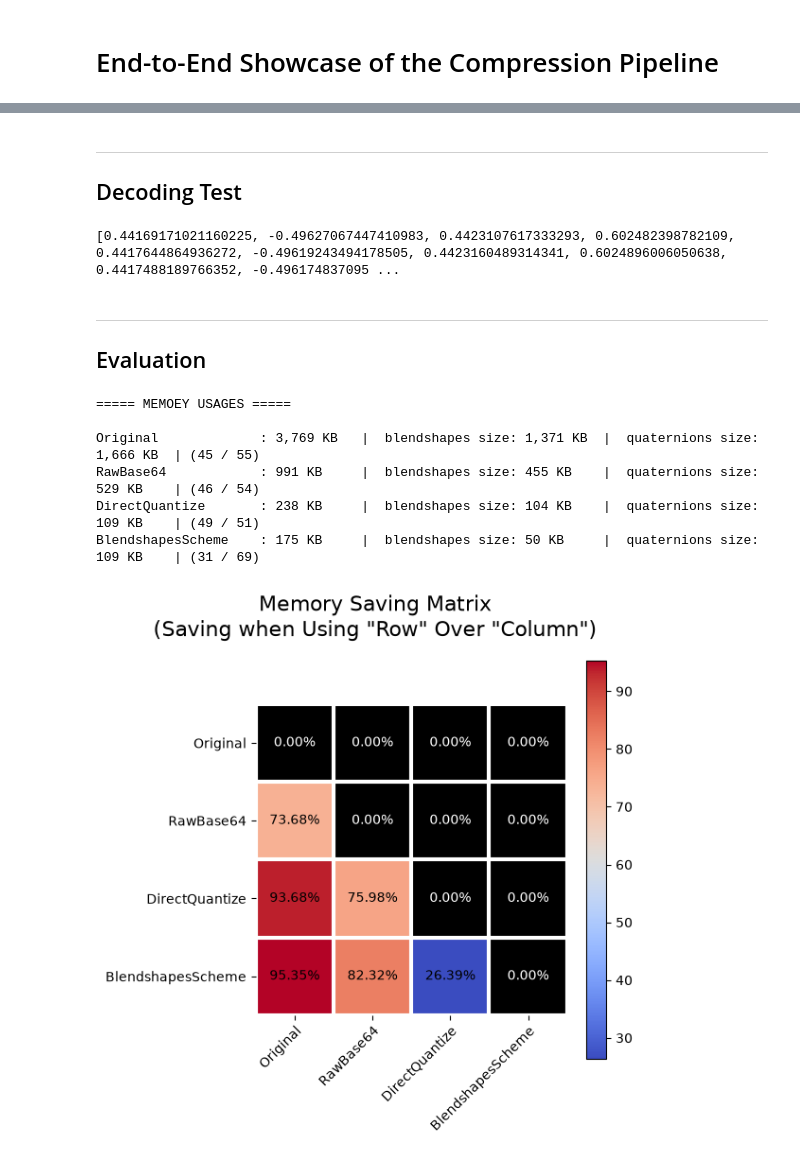
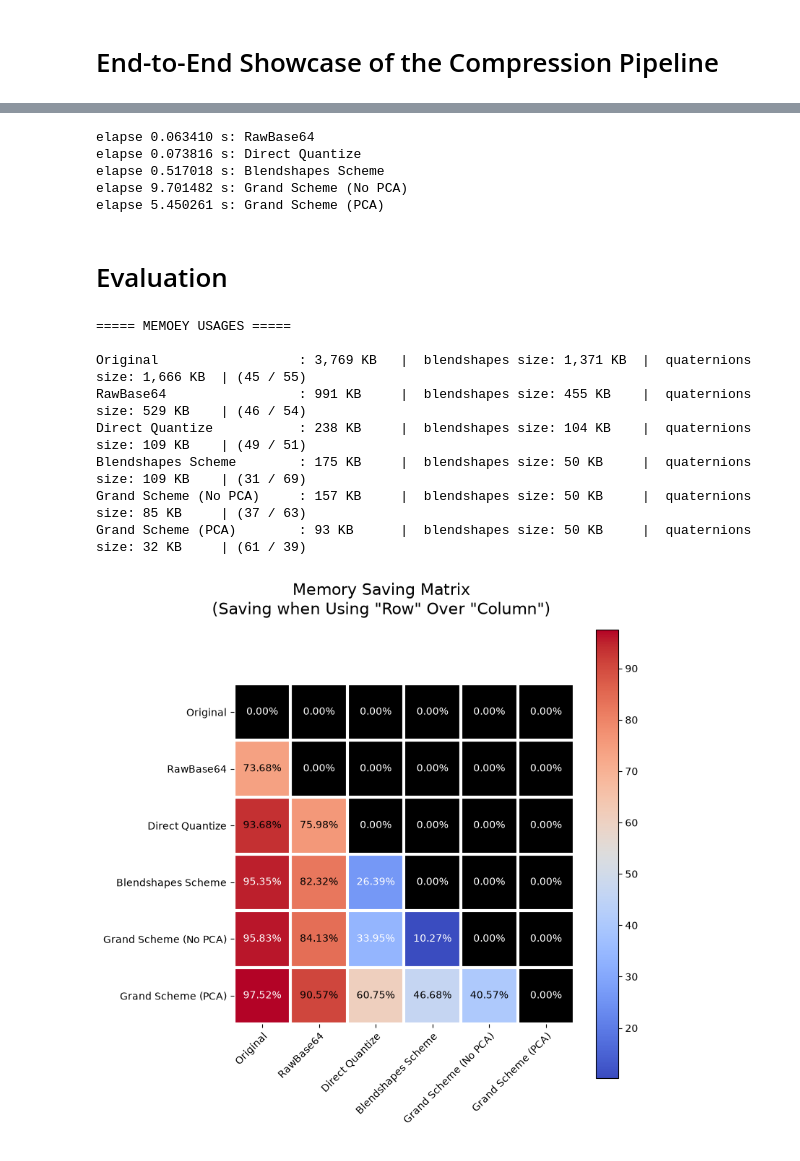
Before and after one commit to NEWisREAL1/JustSigns-MoCap-Compression-Prototype, a Jupyter notebook: notebooks/99_End_to_End_Test.ipynb, the cells around one changed output, grey strips where cells are left out. Drawn from its saved outputs; the diff is of its cells as text; code cells hidden in the pictures.

Commit message:
Grand Scheme 1

```diff
--- a/notebooks/99_End_to_End_Test.ipynb
+++ b/notebooks/99_End_to_End_Test.ipynb
@@ -149,26 +92,32 @@ recordDate: <int>
-# %% [markdown]
----
-## Decoding Test
-# %%
-decom_clip = bsch_com.decompress(bsch_clip)
-print(decom_clip["animationClip"]["tracks"][-1]["values"])
-# %% [output]
-[0.44169171021160225, -0.49627067447410983, 0.4423107617333293, 0.602482398782109, 0.4417644864936272, -0.49619243494178505, 0.4423160489314341, 0.6024896006050638, 0.4417488189766352, -0.496174837095 ...
+# %%
+results_clips = dict()
+
+for name, data in COMPRESSORS.items():
+    if name == "Original":
+        continue
+
+    start = time.perf_counter()
+    results_clips[name] = data["compressor"].compress(orig_clip)
+    save_clip(results_clips[name], data["path"])
+    end = time.perf_counter()
+    print(f"elapse {end - start:.6f} s: {name}")
+# %% [output]
+elapse 0.063410 s: RawBase64
+elapse 0.073816 s: Direct Quantize
+elapse 0.517018 s: Blendshapes Scheme
+elapse 9.701482 s: Grand Scheme (No PCA)
+elapse 5.450261 s: Grand Scheme (PCA)
 # %% [markdown]
----
-## Evaluation
+# Evaluation
 # %%
-paths = [orig_path, rb64_path, quan_path, bsch_path]
-names = ["Original", "RawBase64", "DirectQuantize", "BlendshapesScheme"]
-
 print("===== MEMOEY USAGES =====\n")
-for p, n in zip(paths, names):
-    if n == "Original":
+for name, data in COMPRESSORS.items():
+    if name == "Original":
         blendshapes = extract_tracks(orig_clip["animationClip"]["tracks"], type="number")
         quaternions = extract_tracks(orig_clip["animationClip"]["tracks"], type="quaternion")
 
     else:
-        clip = load_clip(p)
+        clip = results_clips[name]
         blendshapes = clip["animationClip"].pop("blendshape_tracks_data", None)
         quaternions = clip["animationClip"].pop("quaternion_tracks_data", None)
 
@@ -178,21 +127,27 @@ for p, n in zip(paths, names):
     quaternions_size = os.path.getsize("out/temp/quaternions.json") // 1024
     ratio = blendshapes_size / (blendshapes_size + quaternions_size)
 
-    str1 = f"{n:<20} : {f"{os.path.getsize(p) // 1024:,}" + " KB":<10} | "
+    str1 = f"{name:<25} : {f"{os.path.getsize(data["path"]) // 1024:,}" + " KB":<10} | "
     str2 = f" blendshapes size: {f"{blendshapes_size:,}" + " KB":<9} | "
     str3 = f" quaternions size: {f"{quaternions_size:,}" + " KB":<9} | "
-    str5 = f"({round(100 * ratio)} / {round(100 * (1 - ratio))})"
+    str4 = f"({round(100 * ratio)} / {round(100 * (1 - ratio))})"
 
-    print(str1 + str2 + str3 + str5)
+    print(str1 + str2 + str3 + str4)
 # %% [output]
 ===== MEMOEY USAGES =====
 
-Original             : 3,769 KB   |  blendshapes size: 1,371 KB  |  quaternions size: 1,666 KB  | (45 / 55)
-RawBase64            : 991 KB     |  blendshapes size: 455 KB    |  quaternions size: 529 KB    | (46 / 54)
-DirectQuantize       : 238 KB     |  blendshapes size: 104 KB    |  quaternions size: 109 KB    | (49 / 51)
-BlendshapesScheme    : 175 KB     |  blendshapes size: 50 KB     |  quaternions size: 109 KB    | (31 / 69)
+Original                  : 3,769 KB   |  blendshapes size: 1,371 KB  |  quaternions size: 1,666 KB  | (45 / 55)
+RawBase64                 : 991 KB     |  blendshapes size: 455 KB    |  quaternions size: 529 KB    | (46 / 54)
+Direct Quantize           : 238 KB     |  blendshapes size: 104 KB    |  quaternions size: 109 KB    | (49 / 51)
+Blendshapes Scheme        : 175 KB     |  blendshapes size: 50 KB     |  quaternions size: 109 KB    | (31 / 69)
+Grand Scheme (No PCA)     : 157 KB     |  blendshapes size: 50 KB     |  quaternions size: 85 KB     | (37 / 63)
+Grand Scheme (PCA)        : 93 KB      |  blendshapes size: 50 KB     |  quaternions size: 32 KB     | (61 / 39)
 # %%
-matrix = memory_saving_matrix(paths=paths, names=names, clip_negs=True)
+matrix = memory_saving_matrix(
+    paths=[data["path"] for data in COMPRESSORS.values()],
+    names=[name for name in COMPRESSORS.keys()],
+    clip_negs=True
+    )
 plot_memory_usage_matrix(matrix)
 # %% [output]
-[figure, old version]
+[figure, new version]
```
Also changed, not shown: parts of 13 cells of this notebook, 25 other files.
